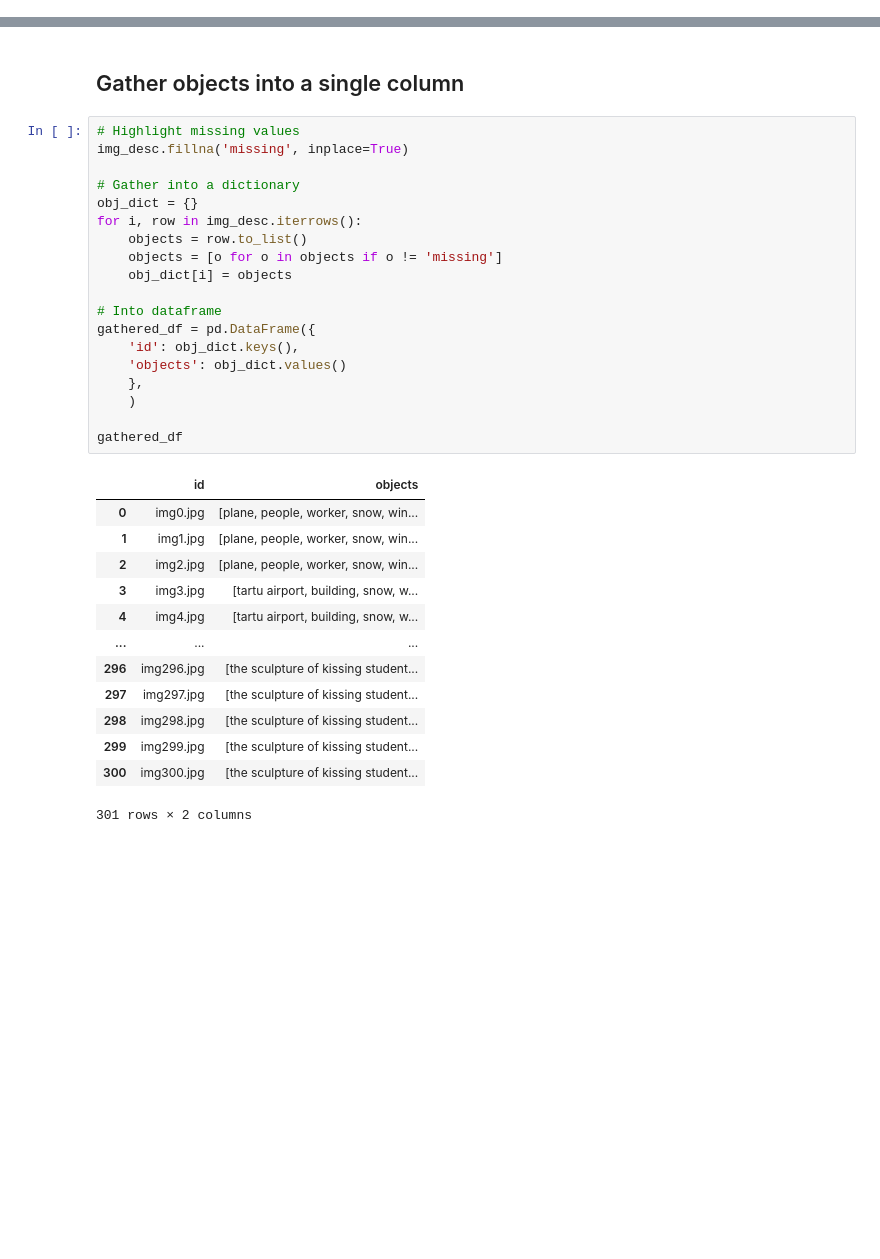
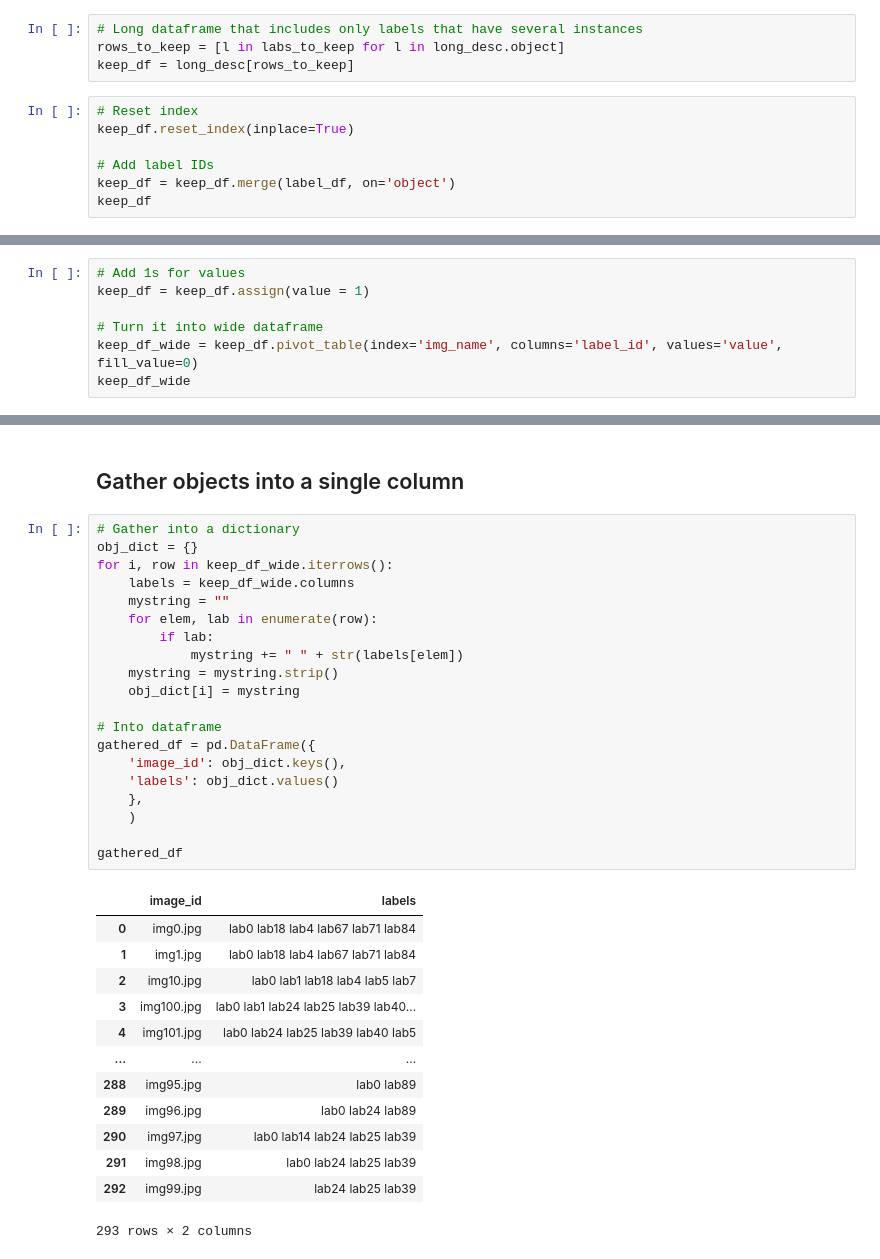
Before and after one commit to kristjan-eljand/andmetalgud, a Jupyter notebook: tartu_preparation.ipynb, the cells around one changed output, grey strips where cells are left out. Saved outputs shown, nothing was run; the diff lists cells and outputs as text; blank space fills up the shorter version.

Commit message:
Tartudata to list separated with spaces

```diff
--- a/tartu_preparation.ipynb
+++ b/tartu_preparation.ipynb
@@ -40,0 +102,11 @@ for c in img_desc.columns:
+# %%
+# Long dataframe that includes only labels that have several instances
+rows_to_keep = [l in labs_to_keep for l in long_desc.object]
+keep_df = long_desc[rows_to_keep]
+# %%
+# Reset index
+keep_df.reset_index(inplace=True)
+
+# Add label IDs
+keep_df = keep_df.merge(label_df, on='object')
+keep_df
@@ -40,0 +127,7 @@ for c in img_desc.columns:
+# %%
+# Add 1s for values
+keep_df = keep_df.assign(value = 1)
+
+# Turn it into wide dataframe
+keep_df_wide = keep_df.pivot_table(index='img_name', columns='label_id', values='value', fill_value=0)
+keep_df_wide
@@ -41,35 +149,36 @@ for c in img_desc.columns:
 # %% [markdown]
 ## Gather objects into a single column
 # %%
-# Highlight missing values
-img_desc.fillna('missing', inplace=True)
-
 # Gather into a dictionary
 obj_dict = {}
-for i, row in img_desc.iterrows():
-    objects = row.to_list()
-    objects = [o for o in objects if o != 'missing']
-    obj_dict[i] = objects
+for i, row in keep_df_wide.iterrows():
+    labels = keep_df_wide.columns
+    mystring = ""
+    for elem, lab in enumerate(row):
+        if lab:
+            mystring += " " + str(labels[elem])
+    mystring = mystring.strip()
+    obj_dict[i] = mystring
 
 # Into dataframe
 gathered_df = pd.DataFrame({
-    'id': obj_dict.keys(),
-    'objects': obj_dict.values()
+    'image_id': obj_dict.keys(),
+    'labels': obj_dict.values()
     },
     )
 
 gathered_df
 # %% [output]
-|  | id | objects |
-| 0 | img0.jpg | [plane, people, worker, snow, win... |
-| 1 | img1.jpg | [plane, people, worker, snow, win... |
-| 2 | img2.jpg | [plane, people, worker, snow, win... |
-| 3 | img3.jpg | [tartu airport, building, snow, w... |
-| 4 | img4.jpg | [tartu airport, building, snow, w... |
+|  | image_id | labels |
+| 0 | img0.jpg | lab0 lab18 lab4 lab67 lab71 lab84 |
+| 1 | img1.jpg | lab0 lab18 lab4 lab67 lab71 lab84 |
+| 2 | img10.jpg | lab0 lab1 lab18 lab4 lab5 lab7 |
+| 3 | img100.jpg | lab0 lab1 lab24 lab25 lab39 lab40... |
+| 4 | img101.jpg | lab0 lab24 lab25 lab39 lab40 lab5 |
 | ... | ... | ... |
-| 296 | img296.jpg | [the sculpture of kissing student... |
-| 297 | img297.jpg | [the sculpture of kissing student... |
-| 298 | img298.jpg | [the sculpture of kissing student... |
-| 299 | img299.jpg | [the sculpture of kissing student... |
-| 300 | img300.jpg | [the sculpture of kissing student... |
+| 288 | img95.jpg | lab0 lab89 |
+| 289 | img96.jpg | lab0 lab24 lab89 |
+| 290 | img97.jpg | lab0 lab14 lab24 lab25 lab39 |
+| 291 | img98.jpg | lab0 lab24 lab25 lab39 |
+| 292 | img99.jpg | lab24 lab25 lab39 |
-301 rows × 2 columns
+293 rows × 2 columns
```
Also changed, not shown: parts of 19 cells of this notebook, 6 other files.
